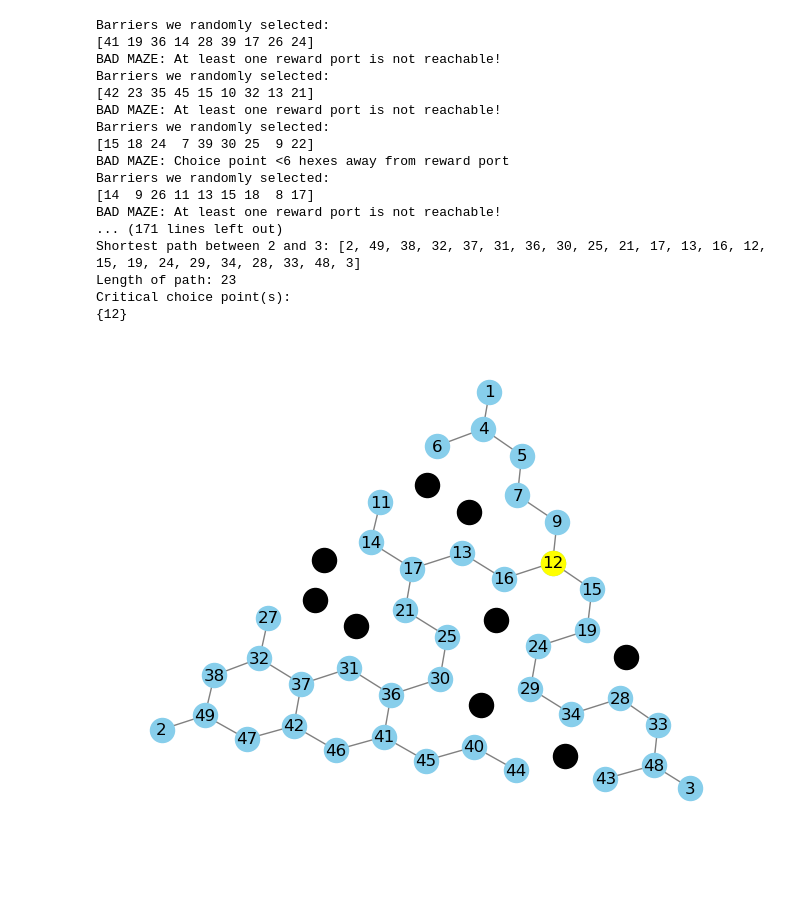
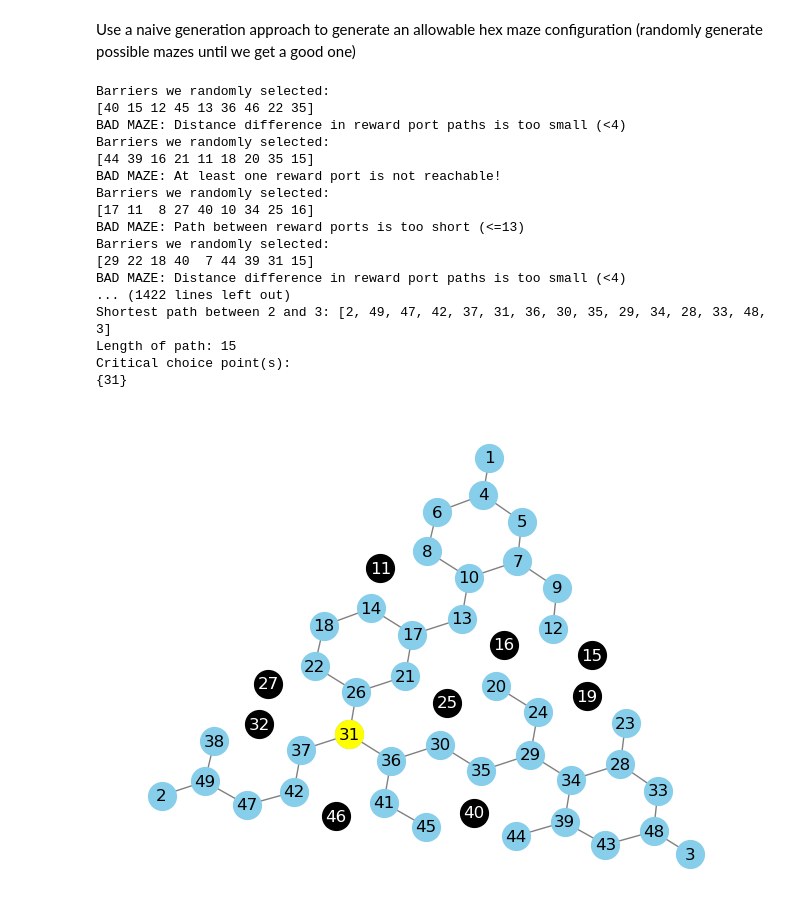
Before and after one commit to calderast/Maze_config, a Jupyter notebook: hex-maze-generator.ipynb, the cells around one changed output. Saved outputs shown, nothing was run; the diff lists cells and outputs as text; code cells hidden in the pictures; blank space fills up the shorter version.

```diff
--- a/hex-maze-generator.ipynb
+++ b/hex-maze-generator.ipynb
@@ -165,15 +223,17 @@ def is_valid_maze(graph):
+# %% [markdown]
+Use a naive generation approach to generate an allowable hex maze configuration (randomly generate possible mazes until we get a good one)
 # %%
 # Create the empty hex maze
-G_original = create_hex_maze()
+empty_hex_maze = create_hex_maze()
 
 # Generate a set of 9 random barriers until we get a good maze
 is_good_maze = False
 while not is_good_maze:
-    # Create copy of the empty maze to mess with
-    G = G_original.copy()
+    # Start with an empty hex maze (no barriers)
+    G = empty_hex_maze.copy()
 
     # Randomly select 9 barriers
-    barriers = np.random.choice(possible_barriers, size=9, replace=False)
+    barriers = np.random.choice(POSSIBLE_BARRIERS, size=9, replace=False)
     print("Barriers we randomly selected:")
     print(barriers)
 
@@ -183,50 +243,50 @@ while not is_good_maze:
 
     # Check if this is a good maze
     is_good_maze = is_valid_maze(G)
 
-# Once we get a good maze, print some stuff about it
+# Once we get a good maze, print some stats about it
 print("Shortest path between 1 and 2:", nx.shortest_path(G, source=1, target=2))
 print("Length of path:", len(nx.shortest_path(G, source=1, target=2)))
 print("Shortest path between 1 and 3:", nx.shortest_path(G, source=1, target=3))
 print("Length of path:", len(nx.shortest_path(G, source=1, target=3)))
 print("Shortest path between 2 and 3:", nx.shortest_path(G, source=2, target=3))
 print("Length of path:", len(nx.shortest_path(G, source=2, target=3)))
 
 print("Critical choice point(s):")
 choice_points = find_all_critical_choice_points(G)
 print(choice_points)
 
 # Get the graph layout of the original maze
-pos = nx.kamada_kawai_layout(G_original)
+pos = nx.kamada_kawai_layout(empty_hex_maze)
 
 # Draw the available hexes using this layout
-nx.draw(G, pos, with_labels=True, node_color='skyblue', edge_color='gray')
+nx.draw(G, pos, with_labels=True, node_color='skyblue', edge_color='gray', node_size=400)
 
 # Add the barriers in black
-for barrier in barriers:
-        nx.draw_networkx_nodes(G_original, pos, nodelist=[barrier], node_color='black')
+nx.draw_networkx_nodes(empty_hex_maze, pos, nodelist={b: b for b in barriers}, node_color='black', node_size=400)
+nx.draw_networkx_labels(empty_hex_maze, pos, labels={b: b for b in barriers}, font_color='white')
 
-# Make the choice points yellow
+# Make the choice point(s) yellow
 for choice_point in choice_points:
-        nx.draw_networkx_nodes(G_original, pos, nodelist=[choice_point], node_color='yellow')
+    nx.draw_networkx_nodes(empty_hex_maze, pos, nodelist=[choice_point], node_color='yellow', node_size=400)
 
 plt.show()
 # %% [output]
 Barriers we randomly selected:
-[41 19 36 14 28 39 17 26 24]
+[40 15 12 45 13 36 46 22 35]
+BAD MAZE: Distance difference in reward port paths is too small (<4)
+Barriers we randomly selected:
+[44 39 16 21 11 18 20 35 15]
 BAD MAZE: At least one reward port is not reachable!
 Barriers we randomly selected:
-[42 23 35 45 15 10 32 13 21]
-BAD MAZE: At least one reward port is not reachable!
+[17 11  8 27 40 10 34 25 16]
+BAD MAZE: Path between reward ports is too short (<=13)
 Barriers we randomly selected:
-[15 18 24  7 39 30 25  9 22]
-BAD MAZE: Choice point <6 hexes away from reward port
-Barriers we randomly selected:
-[14  9 26 11 13 15 18  8 17]
-BAD MAZE: At least one reward port is not reachable!
-... (171 lines left out)
-Shortest path between 2 and 3: [2, 49, 38, 32, 37, 31, 36, 30, 25, 21, 17, 13, 16, 12, 15, 19, 24, 29, 34, 28, 33, 48, 3]
-Length of path: 23
+[29 22 18 40  7 44 39 31 15]
+BAD MAZE: Distance difference in reward port paths is too small (<4)
+... (1422 lines left out)
+Shortest path between 2 and 3: [2, 49, 47, 42, 37, 31, 36, 30, 35, 29, 34, 28, 33, 48, 3]
+Length of path: 15
 Critical choice point(s):
-{12}
+{31}
-[figure, old version]
+[figure, new version]
```
Also changed, not shown: parts of 2 cells of this notebook.
